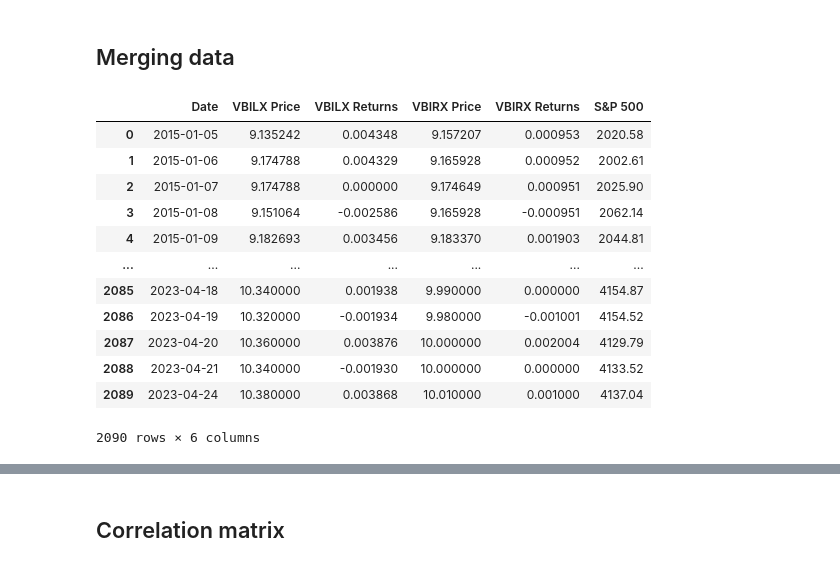
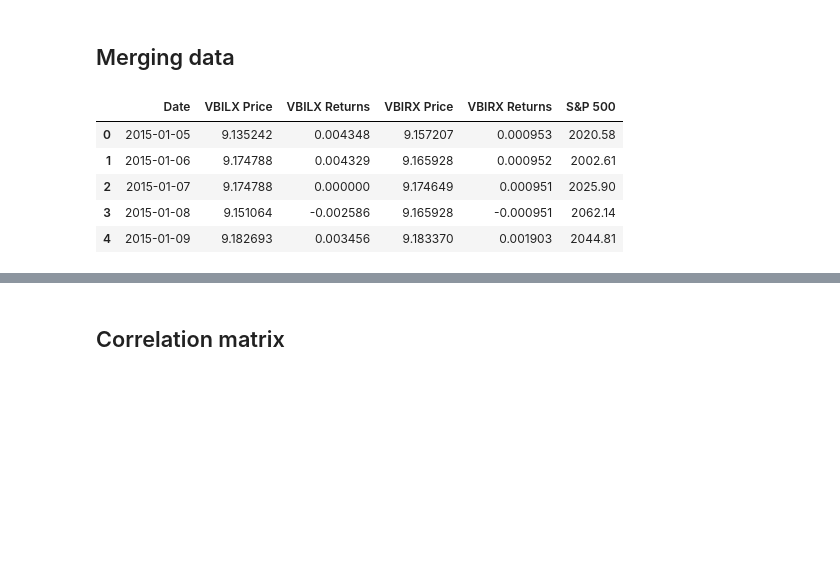
Before and after one commit to mab923/finalteamproject, a Jupyter notebook: FinalProject.ipynb, the cells around one changed output, grey strips where cells are left out. Drawn from its saved outputs; the diff is of its cells as text; code cells hidden in the pictures; blank space fills up the shorter version.

```diff
--- a/FinalProject.ipynb
+++ b/FinalProject.ipynb
@@ -23,19 +25,12 @@ merged_data = pd.concat([Vbilx['Daily Price'],Vbilx['Daily Returns'], Vbirx['Dai
 merged_data.reset_index(inplace=True)
 merged_data = merged_data.rename(columns={'index':'Date'})
 # %%
-merged_data
+merged_data.head()
 # %% [output]
 |  | Date | VBILX Price | VBILX Returns | VBIRX Price | VBIRX Returns | S&P 500 |
 | 0 | 2015-01-05 | 9.135242 | 0.004348 | 9.157207 | 0.000953 | 2020.58 |
 | 1 | 2015-01-06 | 9.174788 | 0.004329 | 9.165928 | 0.000952 | 2002.61 |
 | 2 | 2015-01-07 | 9.174788 | 0.000000 | 9.174649 | 0.000951 | 2025.90 |
 | 3 | 2015-01-08 | 9.151064 | -0.002586 | 9.165928 | -0.000951 | 2062.14 |
 | 4 | 2015-01-09 | 9.182693 | 0.003456 | 9.183370 | 0.001903 | 2044.81 |
-| ... | ... | ... | ... | ... | ... | ... |
-| 2085 | 2023-04-18 | 10.340000 | 0.001938 | 9.990000 | 0.000000 | 4154.87 |
-| 2086 | 2023-04-19 | 10.320000 | -0.001934 | 9.980000 | -0.001001 | 4154.52 |
-| 2087 | 2023-04-20 | 10.360000 | 0.003876 | 10.000000 | 0.002004 | 4129.79 |
-| 2088 | 2023-04-21 | 10.340000 | -0.001930 | 10.000000 | 0.000000 | 4133.52 |
-| 2089 | 2023-04-24 | 10.380000 | 0.003868 | 10.010000 | 0.001000 | 4137.04 |
-2090 rows × 6 columns
 # %% [markdown]
```
Also changed, not shown: parts of 9 cells of this notebook.
